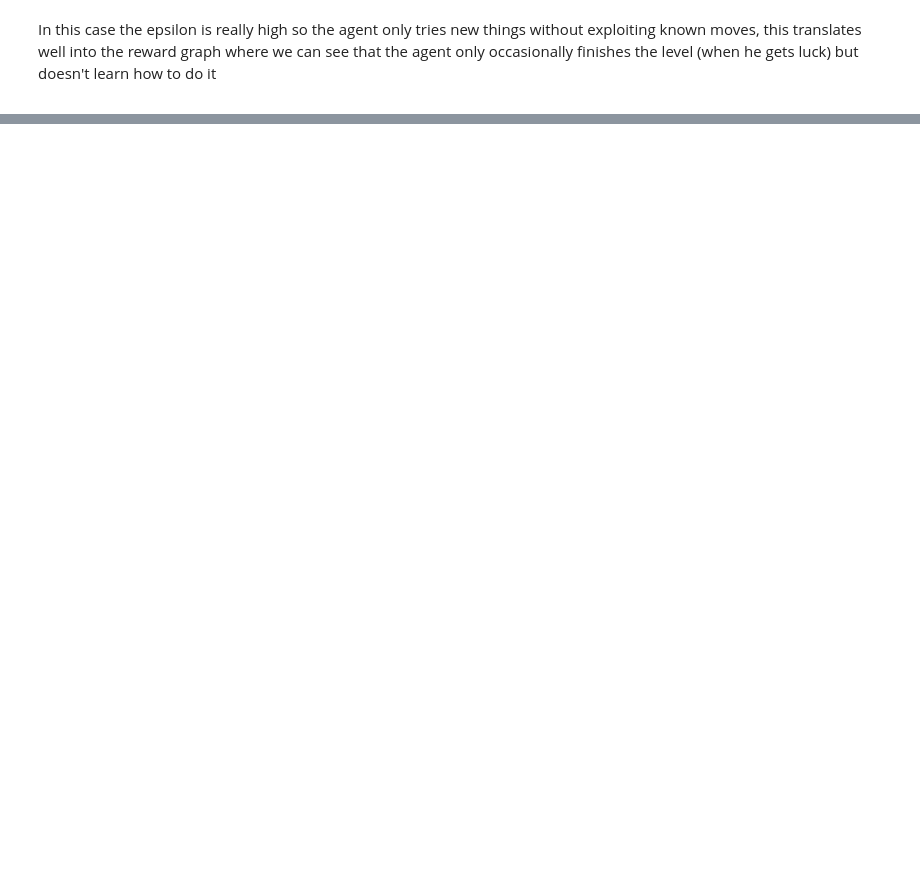
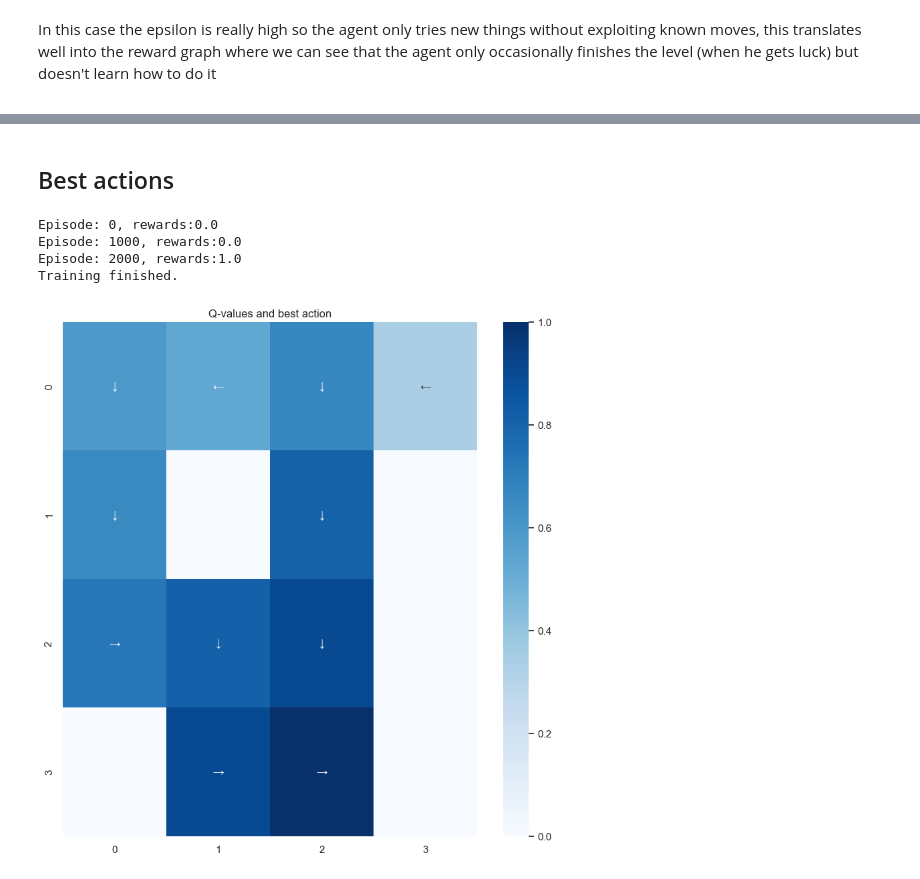
Before and after one commit to 4rn3/KTA_q_learning, a Jupyter notebook: q_learning_gymnasium.ipynb, the cells around one changed output, grey strips where cells are left out. Cells and saved outputs as stored; diff of their text form; code cells hidden in the pictures; blank space fills up the shorter version.

```diff
--- a/q_learning_gymnasium.ipynb
+++ b/q_learning_gymnasium.ipynb
@@ -106,3 +265,15 @@ def train(q_table, gamma, alpha, epsilon, iterations, name):
+# %%
+def plot_q_values_map(q_table, env, map_size):
+    q_table_val_max, q_table_directions = q_table_directions_map(q_table, map_size)
+
+    sns.heatmap(
+        q_table_val_max,
+        annot=q_table_directions,
+        fmt="",
+        cmap=sns.color_palette("Blues", as_cmap=True),
+    ).set(title="Q-values and best action")
+
+    plt.show()
 # %%
 #play a game with trained q_table
 def play_game(q_table):
@@ -427,0 +834,23 @@ sns.heatmap(GAME_GRID, cmap="crest")
+# %%
+results = []
+for alpha_param in alpha_options:
+    for epsilon_param in epsilon_options:
+        print("Alpha: " + str(alpha_param))
+        print("Epsilon: " + str(epsilon_param))
+        heatmap_val_table = init_q_table()
+        heatmap_val_table, epochs_total, rewards_total = train(heatmap_val_table, gamma, alpha_param, epsilon_param, iterations, "heatmap", False)
+        results.append([alpha_param, epsilon_param, sum(rewards_total)])
+
+results = np.array(results)
+
+df = pd.DataFrame(results, columns=['Alpha', 'Epsilon', 'Rewards total'])
+
+print(df)
+
+df_pivot = df.pivot(index='Epsilon', columns='Alpha', values='Rewards total')
+
+# Create a heatmap using seaborn
+sns.set(rc={"figure.figsize":(10, 10)}) #width=8, height=4
+sns.heatmap(df_pivot, cmap='Blues', annot=True, fmt='.1f')
+
+plt.show()
@@ -427,0 +876,2 @@ sns.heatmap(GAME_GRID, cmap="crest")
+# %% [markdown]
+## Best actions
@@ -427,0 +889,13 @@ sns.heatmap(GAME_GRID, cmap="crest")
+# %%
+#train
+default_val_table = init_q_table()
+default_val_table, epochs_total, rewards_total = train(default_val_table, gamma, alpha, epsilon, iterations, "default params", False)
+# %% [output]
+Episode: 0, rewards:0.0
+Episode: 1000, rewards:0.0
+Episode: 2000, rewards:1.0
+Training finished.
+# %%
+plot_q_values_map(default_val_table, env, 4)
+# %% [output]
+[figure, added]
```
Also changed, not shown: parts of 115 cells of this notebook.
